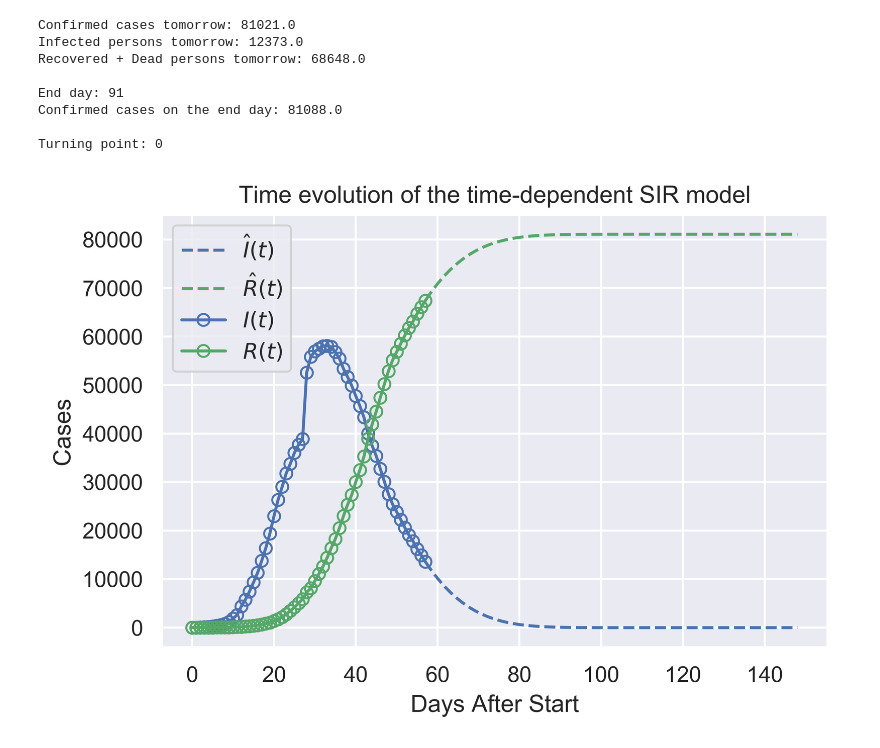
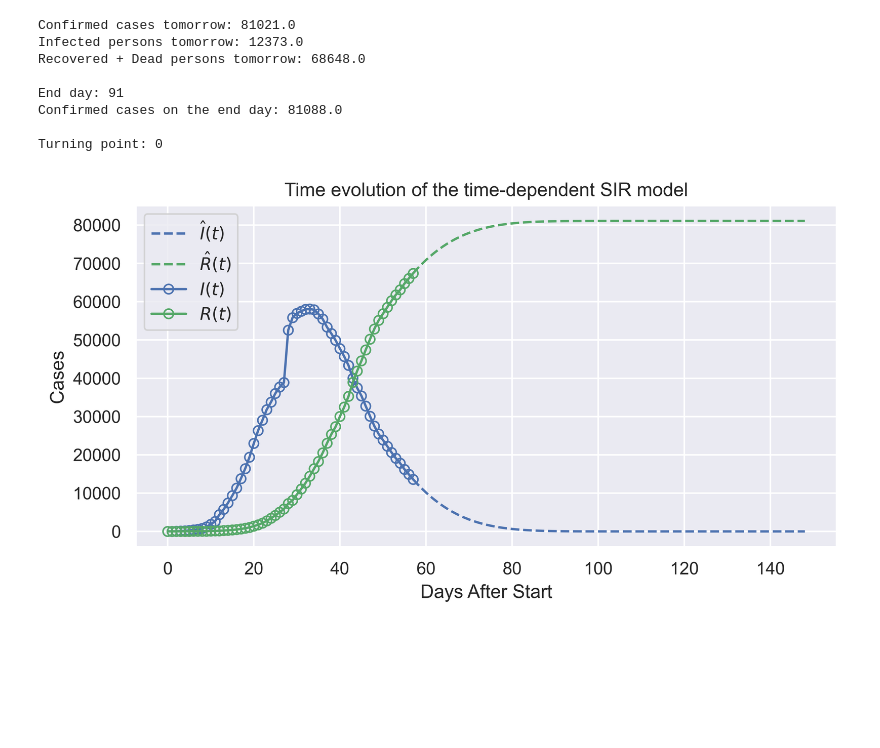
Before and after one commit to ishaandey/covid-19, a Jupyter notebook: sir_model-paper.ipynb, the cells around one changed output. Drawn from its saved outputs; the diff is of its cells as text; code cells hidden in the pictures; blank space fills up the shorter version.

```diff
--- a/sir_model-paper.ipynb
+++ b/sir_model-paper.ipynb
@@ -237,20 +232,20 @@ Confirmed cases on the end day: 81088.0
 Turning point: 0
 # %%
 ########## Plot the time evolution of the time-dependent SIR model ##########
-# plt.figure(3)
+plt.figure(3, figsize=(8,4))
 
 plt.plot(range(len(X) - 1, len(X) - 1 + len(X_predict)), X_predict, '--', label=r'$\hat{I}(t)$', color='b')
 plt.plot(range(len(X) - 1, len(X) - 1 + len(X_predict)), R_predict, '--', label=r'$\hat{R}(t)$', color='g')
 
 plt.plot(range(len(X)), X, 'o-', label=r'$I(t)$', markerfacecolor = 'none', color='b')
 plt.plot(range(len(X)), R, 'o-', label=r'$R(t)$', markerfacecolor = 'none', color='g')
 
 # plt.yscale('log')
 
 plt.xlabel('Days After Start')
 plt.ylabel('Cases')
 plt.title('Time evolution of the time-dependent SIR model')
 plt.legend()
 plt.show()
 # %% [output]
-[figure, old version]
+[figure, new version]
```
Also changed, not shown: parts of 2 cells of this notebook, 4 other files.
